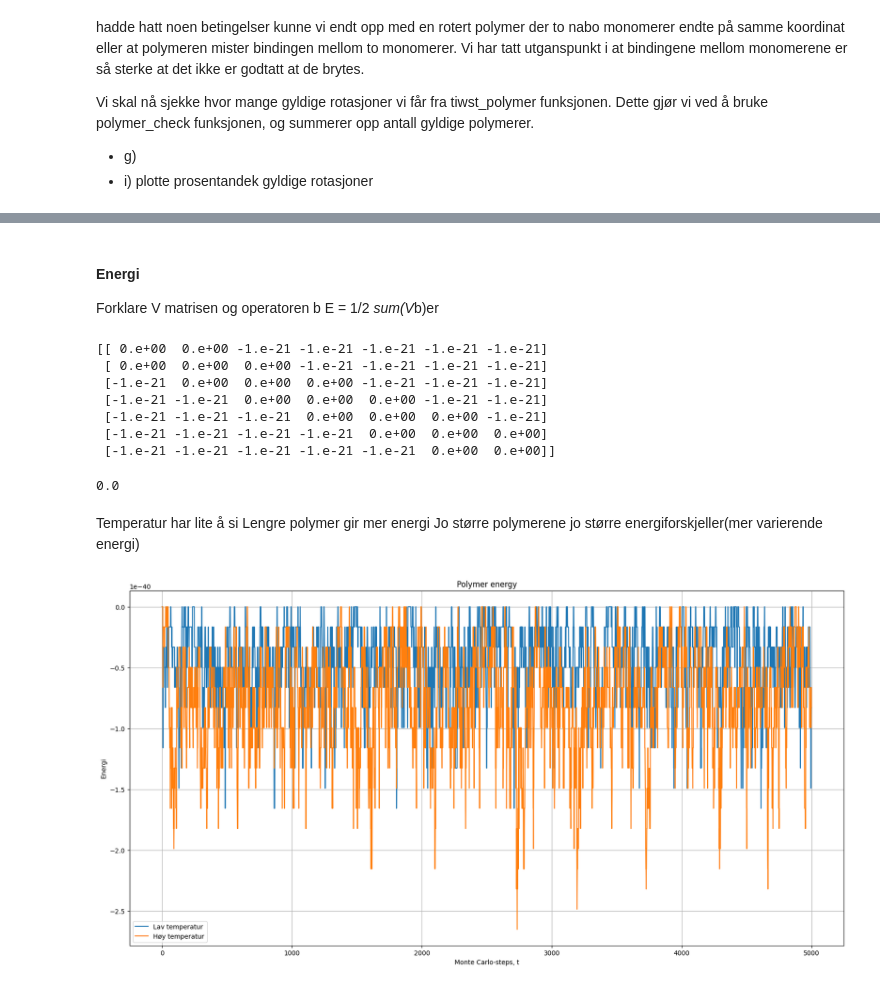
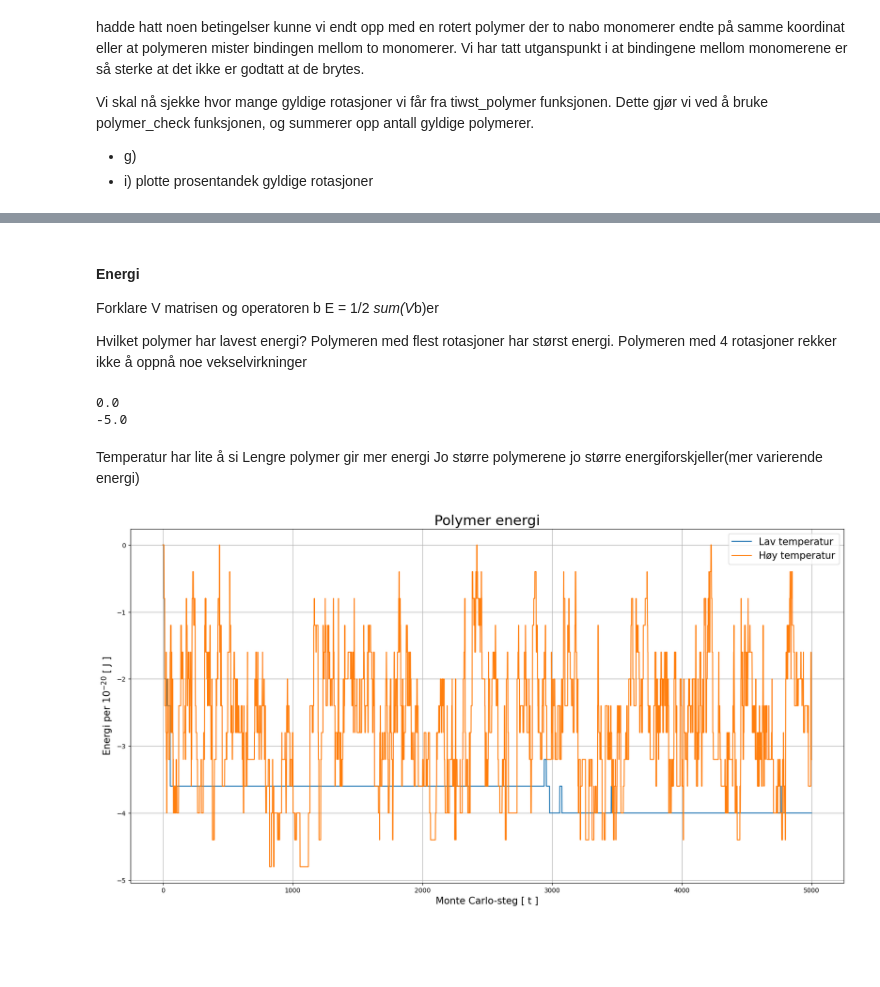
Before and after one commit to hannaroed/Vitber-bio, a Jupyter notebook: bio.ipynb, the cells around one changed output, grey strips where cells are left out. Cells and saved outputs as stored; diff of their text form; code cells hidden in the pictures; blank space fills up the shorter version.

```diff
--- a/bio.ipynb
+++ b/bio.ipynb
@@ -315,17 +326,23 @@ Diskuerer hvilke funskjon N_s har, og hvordan N_s påvirker grafen.
 # %%
 n = 50
 N = np.arange(6,n)
-N_s = 1000
-y_vals = np.zeros(len(N))
-
+y_vals_1000 = np.zeros(len(N))
+y_vals_500 = np.zeros(len(N))
+y_vals_30 = np.zeros(len(N))
 
 for i in range(len(N)):
-    y_vals[i] = ((random_rotations(init_polymer(N[i]), N_s)[1])/N_s)*100
+    y_vals_1000[i] = ((random_rotations(init_polymer(N[i]), 1000)[1])/1000)*100
+    y_vals_500[i] = ((random_rotations(init_polymer(N[i]), 500)[1])/500)*100
+    y_vals_30[i] = ((random_rotations(init_polymer(N[i]), 30)[1])/30)*100
 
-
-plt.plot(N, y_vals)
-plt.title("")
+plt.plot(N, y_vals_1000, label = "1000")
+plt.plot(N, y_vals_500, label = "500")
+plt.plot(N, y_vals_30, label = "30")
+plt.legend()
+plt.title("Andel gyldige rotasjoner med ulik N_s")
 plt.xlabel("Lengde på polymer")
 plt.ylabel("%andel gyldige rotasjoner")
 plt.show()
+
+#Lage regresjon av denne
 # %% [output]
@@ -334,9 +351,11 @@ plt.show()
 #### Energi
 Forklare V matrisen og operatoren b
 E = 1/2 *sum(V*b)er
+
+Hvilket polymer har lavest energi?
+Polymeren med flest rotasjoner har størst energi. Polymeren med 4 rotasjoner rekker ikke å oppnå noe vekselvirkninger
 # %%
 #j)
-
 @njit
 def make_V_const(N, const_value):
     V = np.full((N, N), const_value)
@@ -346,16 +365,6 @@ def make_V_const(N, const_value):
             if 0 <= j < N:
                 V[i, j] = 0
     return V
-
-print(make_V_const(7, -10**(-21)))
-# %% [output]
-[[ 0.e+00  0.e+00 -1.e-21 -1.e-21 -1.e-21 -1.e-21 -1.e-21]
- [ 0.e+00  0.e+00  0.e+00 -1.e-21 -1.e-21 -1.e-21 -1.e-21]
- [-1.e-21  0.e+00  0.e+00  0.e+00 -1.e-21 -1.e-21 -1.e-21]
- [-1.e-21 -1.e-21  0.e+00  0.e+00  0.e+00 -1.e-21 -1.e-21]
- [-1.e-21 -1.e-21 -1.e-21  0.e+00  0.e+00  0.e+00 -1.e-21]
- [-1.e-21 -1.e-21 -1.e-21 -1.e-21  0.e+00  0.e+00  0.e+00]
- [-1.e-21 -1.e-21 -1.e-21 -1.e-21 -1.e-21  0.e+00  0.e+00]]
 # %%
 @njit
 def nearest_neighbor(x0: int, y0: int, x1: int, y1: int) -> bool:
@@ -380,9 +389,11 @@ def calculate_energy(twisted_polymer: np.ndarray, V: np.ndarray) -> float:
 
     return energy / 2.0
 
-calculate_energy(twist_polymer(init_polymer(7), 4, True), make_V_const(7, -4 * 10**(-21)))
+print(calculate_energy(polymer4, make_V_const(15, -1)))
+print(calculate_energy(polymer1000, make_V_const(15, -1)))
 # %% [output]
 0.0
+-5.0
 # %%
 # 2a)
 # Algoritme 2
@@ -450,24 +428,24 @@ Jo større polymerene jo større energiforskjeller(mer varierende energi)
 # %%
 #2b)
 t = 5000
 T_low = 70
 T_high = 350
 
 V_1 = make_V_const(20, -4.0 * 10**(-21))
-V_2 = make_V_const(33, -4.0 * 10**(-21))
+V_2 = make_V_const(20, -4.0 *10**(-21))
 
 _polymer, energy_vals1 = simulate_energy(init_polymer(20), t, V_1, T_low)
-_polymer, energy_vals2 = simulate_energy(init_polymer(33), t, V_2, T_high)
+_polymer, energy_vals2 = simulate_energy(init_polymer(20), t, V_2, T_high)
 
 
-plt.title("Polymer energy")
-plt.xlabel("Monte Carlo-steps, t")
-plt.ylabel("Energi")
+plt.title("Polymer energi", fontsize=22)
+plt.xlabel("Monte Carlo-steg [ t ]", fontsize=15)
+plt.ylabel("Energi per $10^{-20}$ [ J ]", fontsize=15)
 plt.grid()
-plt.plot(np.arange(t), energy_vals1, label = "Lav temperatur")
-plt.plot(np.arange(t), energy_vals2, label = "Høy temperatur")
-plt.legend()
+plt.plot(np.arange(t), energy_vals1 * 10**20, label = "Lav temperatur")
+plt.plot(np.arange(t), energy_vals2 * 10**20, label = "Høy temperatur")
+plt.legend(fontsize=15)
 plt.gcf().set_size_inches(20, 10)
 plt.show()
 # %% [output]
-[figure, old version]
+[figure, new version]
```
Also changed, not shown: parts of 17 cells of this notebook.
